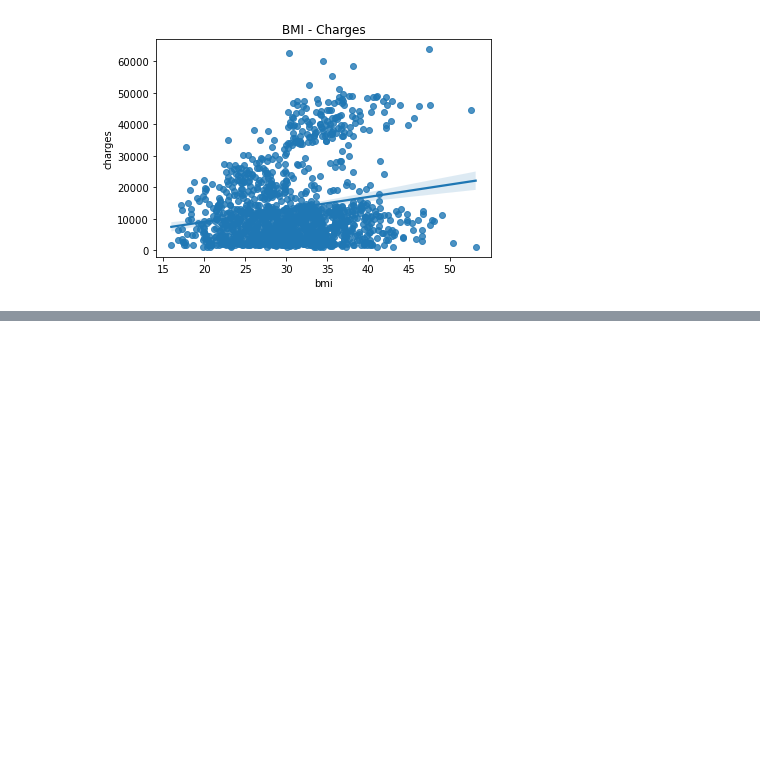
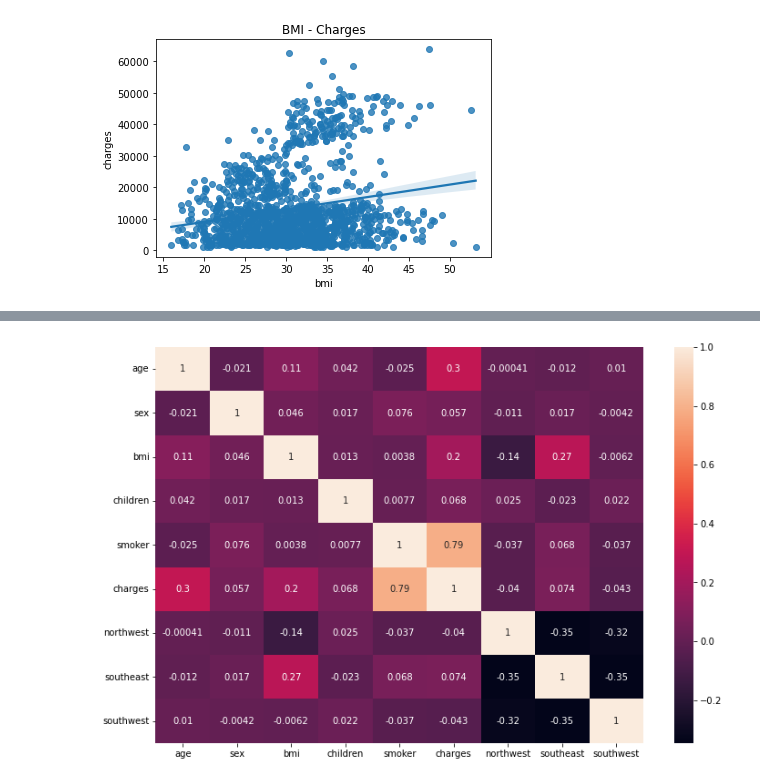
Before and after one commit to Shekswess/Medical-Insurance-Cost, a Jupyter notebook: notebook.ipynb, the cells around one changed output, grey strips where cells are left out. Saved outputs shown, nothing was run; the diff lists cells and outputs as text; code cells hidden in the pictures; blank space fills up the shorter version.

```diff
--- a/notebook.ipynb
+++ b/notebook.ipynb
@@ -182,3 +183,13 @@ plt.title("BMI - Charges")
 plt.show()
 # %% [output]
 [figure]
+# %%
+# We need to make all the data numerical so we can train the model(sex, smoker)
+le = LabelEncoder()
+# For sex(gender)
+le.fit(df_region.sex.drop_duplicates())
+df_region.sex = le.transform(df_region.sex)
+# For smoker
+le.fit(df_region.smoker.drop_duplicates())
+df_region.smoker = le.transform(df_region.smoker)
+df_region.head(10)
@@ -184,0 +208,7 @@ plt.show()
+# %%
+# Colleration between different type of data in the dataset
+plt.figure(figsize=(12,8))
+sns.heatmap(df_region.corr(), annot=True)
+plt.show()
+# %% [output]
+[figure, added]
```
Also changed, not shown: parts of 3 cells of this notebook.
